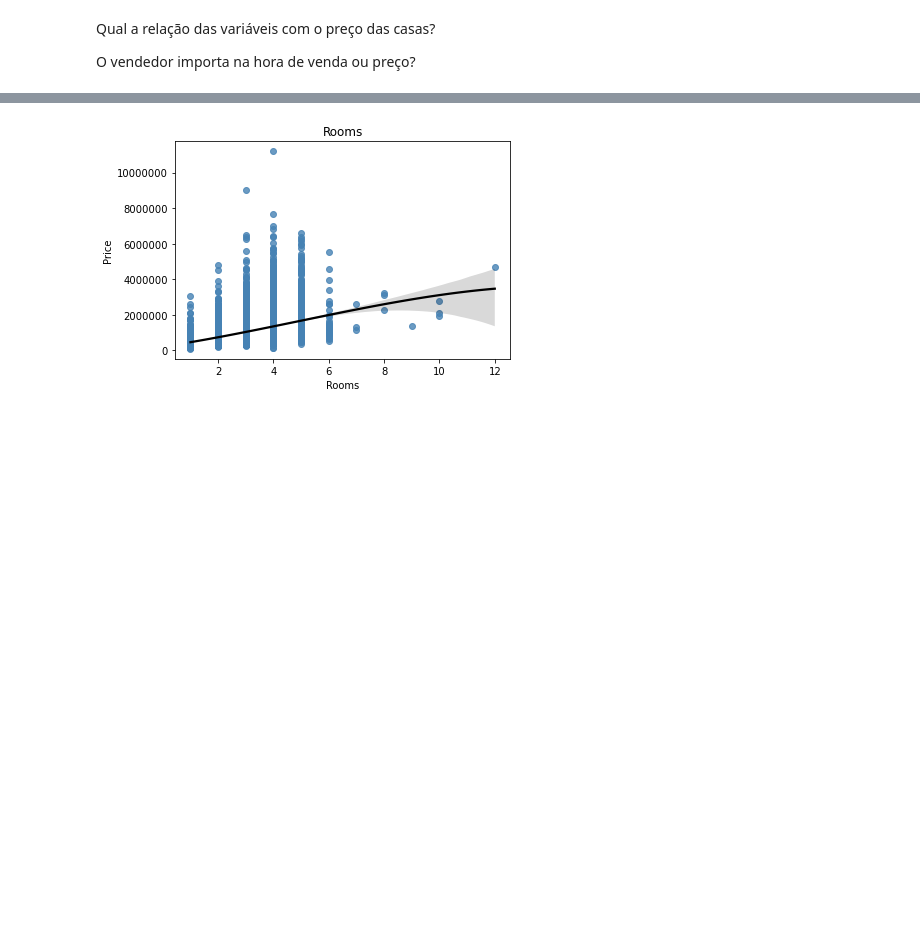
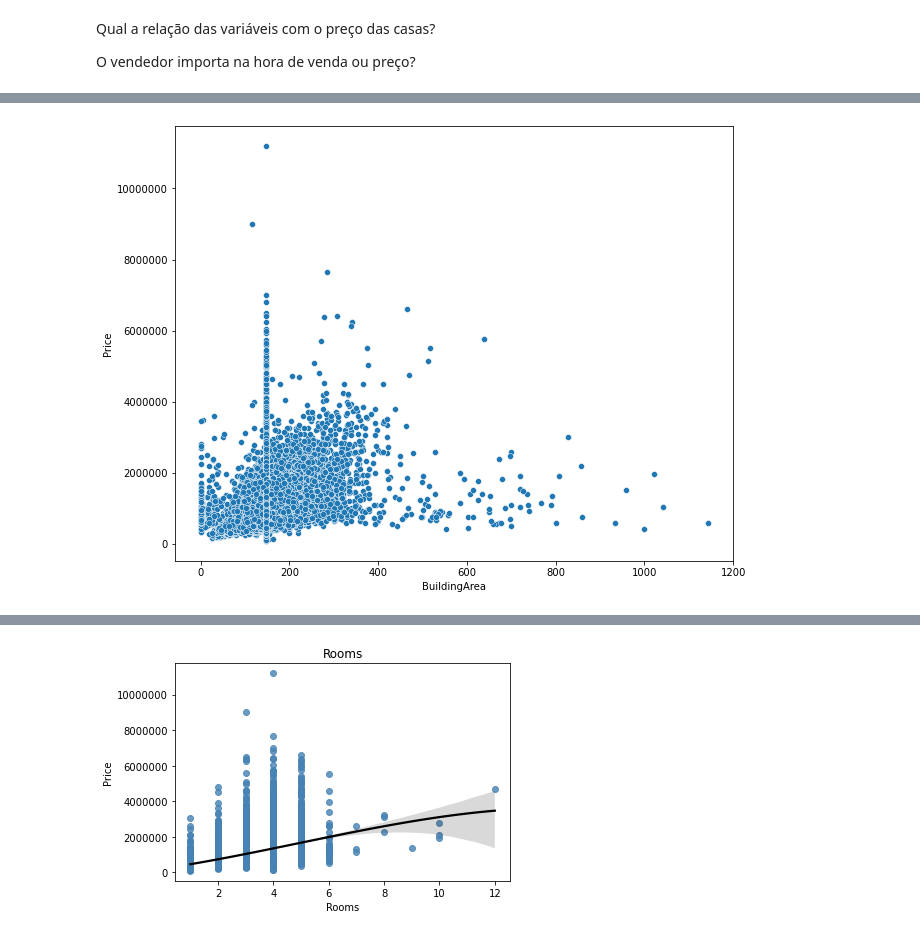
Before and after one commit to taryll/EDA_melbourne_house_price, a Jupyter notebook: src/notebook/Analise_dados.ipynb, the cells around one changed output, grey strips where cells are left out. Cells and saved outputs as stored; diff of their text form; code cells hidden in the pictures; blank space fills up the shorter version.

```diff
--- a/src/notebook/Analise_dados.ipynb
+++ b/src/notebook/Analise_dados.ipynb
@@ -28,0 +185,10 @@ plt.show()
+# %%
+plt.figure(figsize = (10, 8))
+sns.scatterplot(x = 'BuildingArea', y = 'Price', data = df_clean)
+plt.ticklabel_format(style = 'plain', axis = 'y')
+# plt.axvline(25, c = 'red', label = 'x = 25')
+# plt.axhline(3000000, c = 'red', label = 'y = 3000000')
+# plt.legend()
+plt.show()
+# %% [output]
+[figure, added]
```
Also changed, not shown: parts of 21 cells of this notebook.
